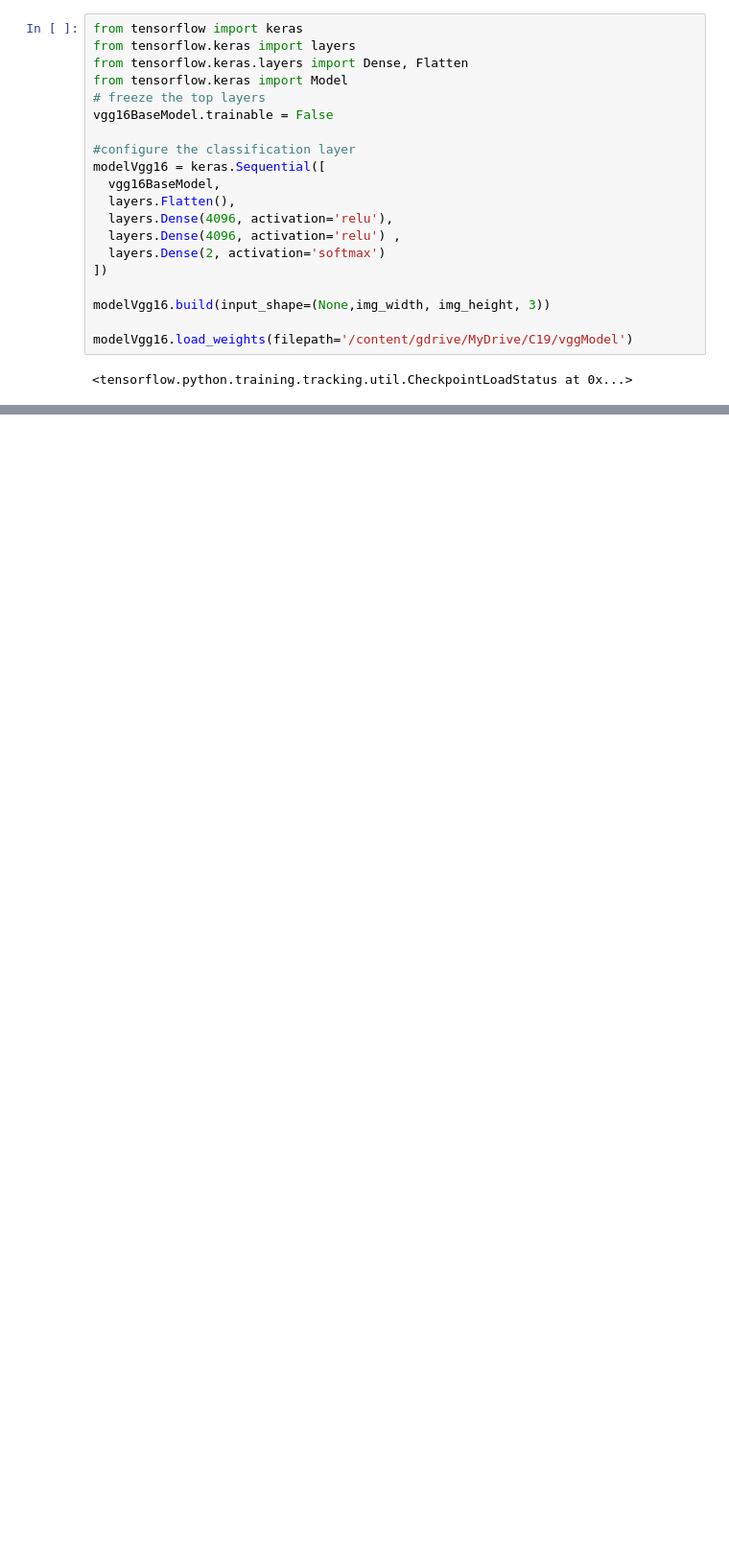
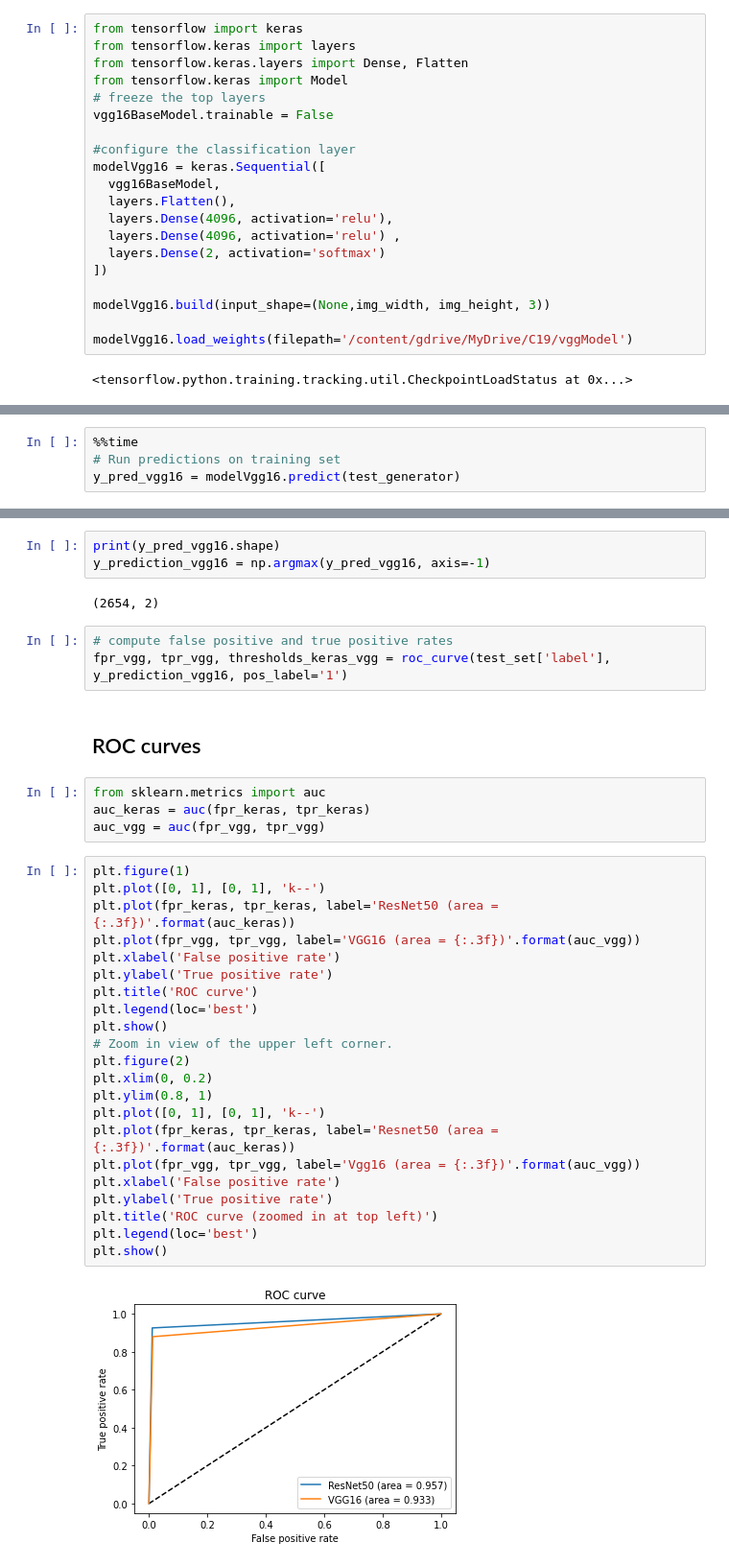
Before and after one commit to amura/xray-machinelearning, a Jupyter notebook: performance_evaluation_xrays.ipynb, the cells around one changed output, grey strips where cells are left out. Shown: that part at 96% size. Saved outputs shown, nothing was run; the diff lists cells and outputs as text; blank space fills up the shorter version.

```diff
--- a/performance_evaluation_xrays.ipynb
+++ b/performance_evaluation_xrays.ipynb
@@ -305,0 +293,4 @@ for i in range(9):
+# %%
+%%time
+# Run predictions on training set
+y_pred_vgg16 = modelVgg16.predict(test_generator)
@@ -305,0 +300,38 @@ for i in range(9):
+# %%
+print(y_pred_vgg16.shape)
+y_prediction_vgg16 = np.argmax(y_pred_vgg16, axis=-1)
+# %% [output]
+(2654, 2)
+# %%
+# compute false positive and true positive rates
+fpr_vgg, tpr_vgg, thresholds_keras_vgg = roc_curve(test_set['label'], y_prediction_vgg16, pos_label='1')
+# %% [markdown]
+## ROC curves
+# %%
+from sklearn.metrics import auc
+auc_keras = auc(fpr_keras, tpr_keras)
+auc_vgg = auc(fpr_vgg, tpr_vgg)
+# %%
+plt.figure(1)
+plt.plot([0, 1], [0, 1], 'k--')
+plt.plot(fpr_keras, tpr_keras, label='ResNet50 (area = {:.3f})'.format(auc_keras))
+plt.plot(fpr_vgg, tpr_vgg, label='VGG16 (area = {:.3f})'.format(auc_vgg))
+plt.xlabel('False positive rate')
+plt.ylabel('True positive rate')
+plt.title('ROC curve')
+plt.legend(loc='best')
+plt.show()
+# Zoom in view of the upper left corner.
+plt.figure(2)
+plt.xlim(0, 0.2)
+plt.ylim(0.8, 1)
+plt.plot([0, 1], [0, 1], 'k--')
+plt.plot(fpr_keras, tpr_keras, label='Resnet50 (area = {:.3f})'.format(auc_keras))
+plt.plot(fpr_vgg, tpr_vgg, label='Vgg16 (area = {:.3f})'.format(auc_vgg))
+plt.xlabel('False positive rate')
+plt.ylabel('True positive rate')
+plt.title('ROC curve (zoomed in at top left)')
+plt.legend(loc='best')
+plt.show()
+# %% [output]
+[figure, added]
```
Also changed, not shown: parts of 10 cells of this notebook.
